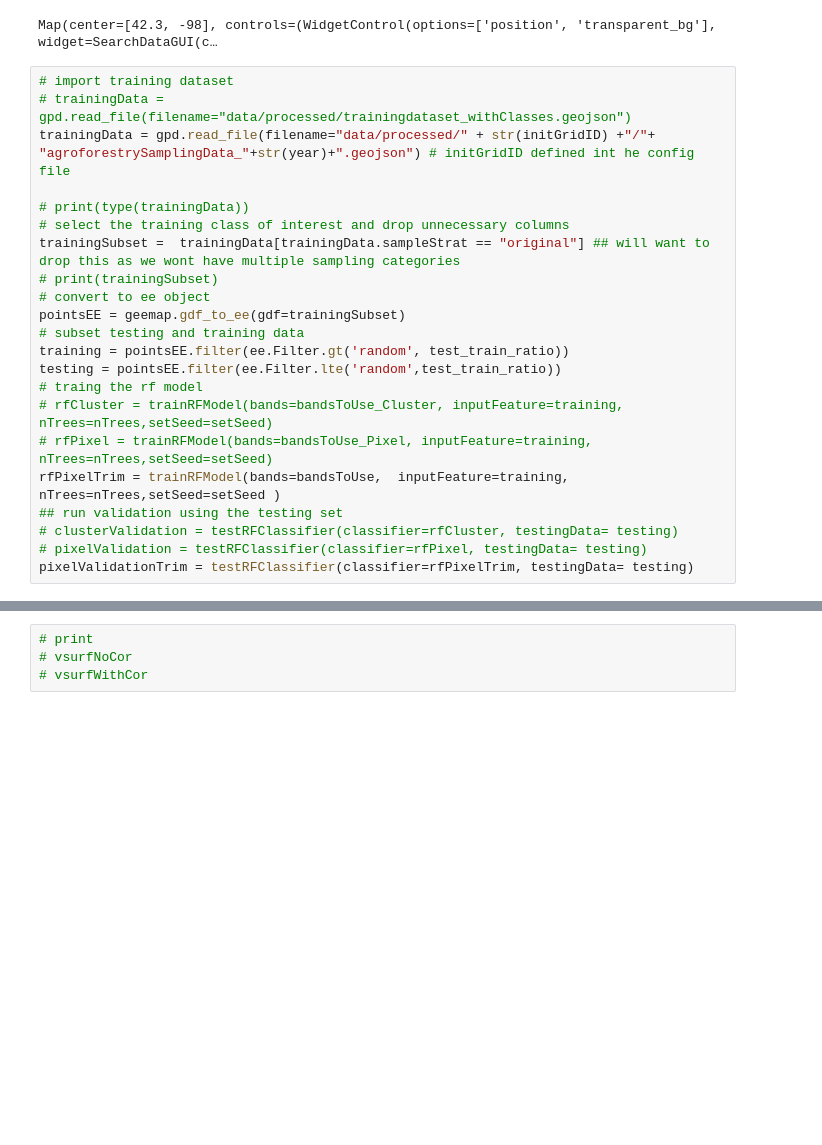
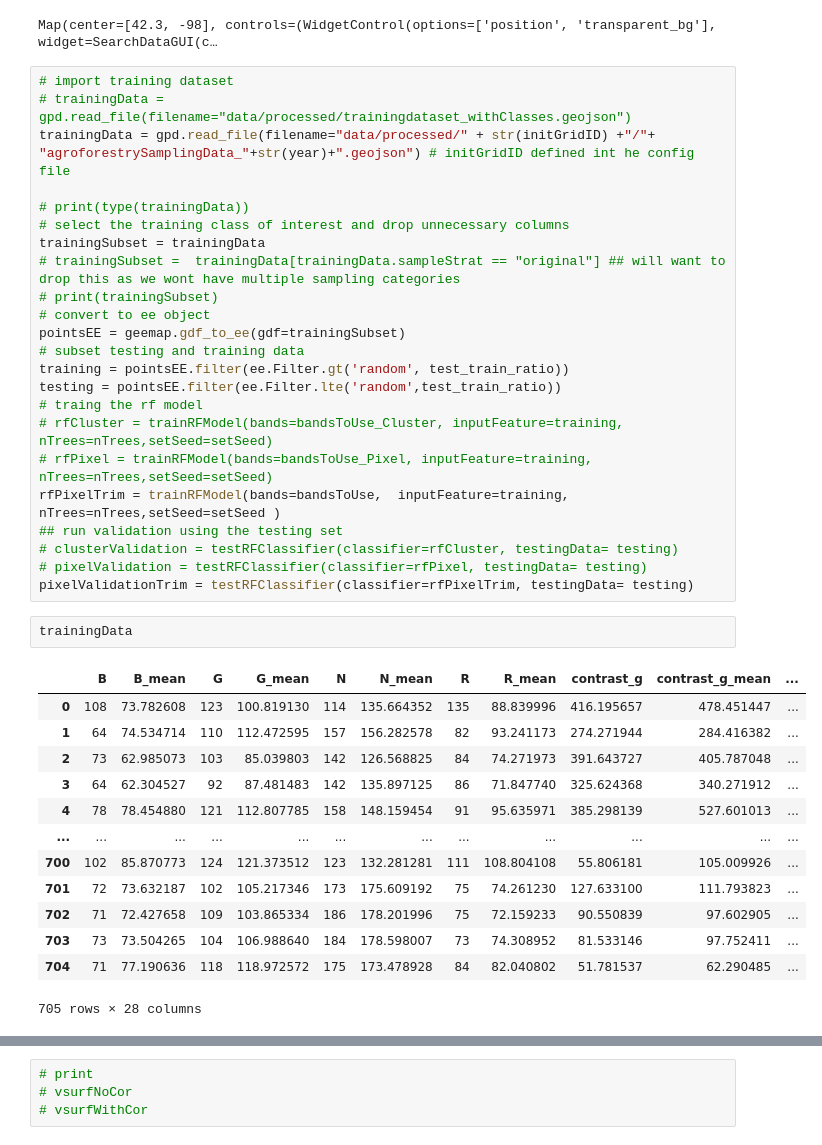
Before and after one commit to GeospatialCentroid/Agroforestry, a Jupyter notebook: 1_applyModel.ipynb, the cells around one changed output, grey strips where cells are left out. Drawn from its saved outputs; the diff is of its cells as text; blank space fills up the shorter version.

Commit message:
attempted to integrate new sampling location

```diff
--- a/1_applyModel.ipynb
+++ b/1_applyModel.ipynb
@@ -76,7 +70,8 @@ trainingData = gpd.read_file(filename="data/processed/" + str(initGridID) +"/"+
 
 # print(type(trainingData))
 # select the training class of interest and drop unnecessary columns
-trainingSubset =  trainingData[trainingData.sampleStrat == "original"] ## will want to drop this as we wont have multiple sampling categories
+trainingSubset = trainingData
+# trainingSubset =  trainingData[trainingData.sampleStrat == "original"] ## will want to drop this as we wont have multiple sampling categories
 # print(trainingSubset)
 # convert to ee object
 pointsEE = geemap.gdf_to_ee(gdf=trainingSubset)
@@ -91,6 +86,22 @@ rfPixelTrim = trainRFModel(bands=bandsToUse,  inputFeature=training, nTrees=nTre
 # clusterValidation = testRFClassifier(classifier=rfCluster, testingData= testing)
 # pixelValidation = testRFClassifier(classifier=rfPixel, testingData= testing)
 pixelValidationTrim = testRFClassifier(classifier=rfPixelTrim, testingData= testing)
+# %%
+trainingData
+# %% [output]
+|  | B | B_mean | G | G_mean | N | N_mean | R | R_mean | contrast_g | contrast_g_mean | ... |
+| 0 | 108 | 73.782608 | 123 | 100.819130 | 114 | 135.664352 | 135 | 88.839996 | 416.195657 | 478.451447 | ... |
+| 1 | 64 | 74.534714 | 110 | 112.472595 | 157 | 156.282578 | 82 | 93.241173 | 274.271944 | 284.416382 | ... |
+| 2 | 73 | 62.985073 | 103 | 85.039803 | 142 | 126.568825 | 84 | 74.271973 | 391.643727 | 405.787048 | ... |
+| 3 | 64 | 62.304527 | 92 | 87.481483 | 142 | 135.897125 | 86 | 71.847740 | 325.624368 | 340.271912 | ... |
+| 4 | 78 | 78.454880 | 121 | 112.807785 | 158 | 148.159454 | 91 | 95.635971 | 385.298139 | 527.601013 | ... |
+| ... | ... | ... | ... | ... | ... | ... | ... | ... | ... | ... | ... |
+| 700 | 102 | 85.870773 | 124 | 121.373512 | 123 | 132.281281 | 111 | 108.804108 | 55.806181 | 105.009926 | ... |
+| 701 | 72 | 73.632187 | 102 | 105.217346 | 173 | 175.609192 | 75 | 74.261230 | 127.633100 | 111.793823 | ... |
+| 702 | 71 | 72.427658 | 109 | 103.865334 | 186 | 178.201996 | 75 | 72.159233 | 90.550839 | 97.602905 | ... |
+| 703 | 73 | 73.504265 | 104 | 106.988640 | 184 | 178.598007 | 73 | 74.308952 | 81.533146 | 97.752411 | ... |
+| 704 | 71 | 77.190636 | 118 | 118.972572 | 175 | 173.478928 | 84 | 82.040802 | 51.781537 | 62.290485 | ... |
+705 rows × 28 columns
 # %%
 # cant print tuple with this function
 geePrint(pixelValidationTrim)
```
Also changed, not shown: parts of 9 cells of this notebook, 4 other files.
